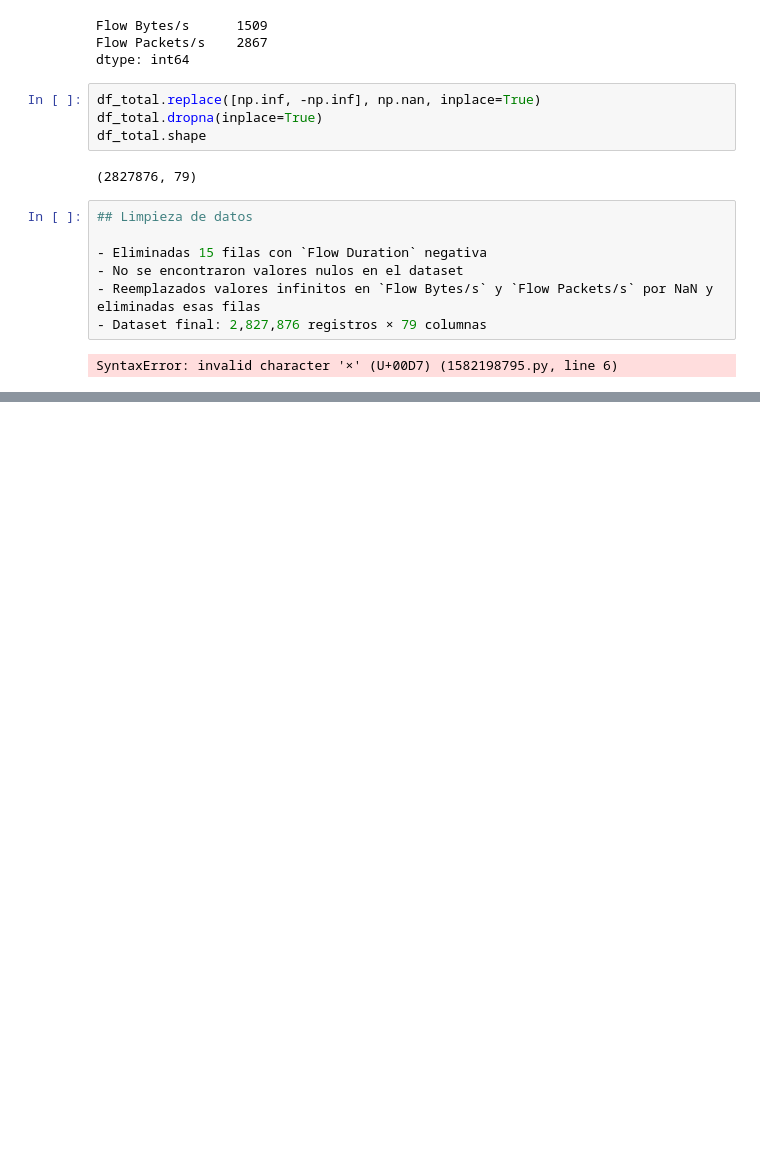
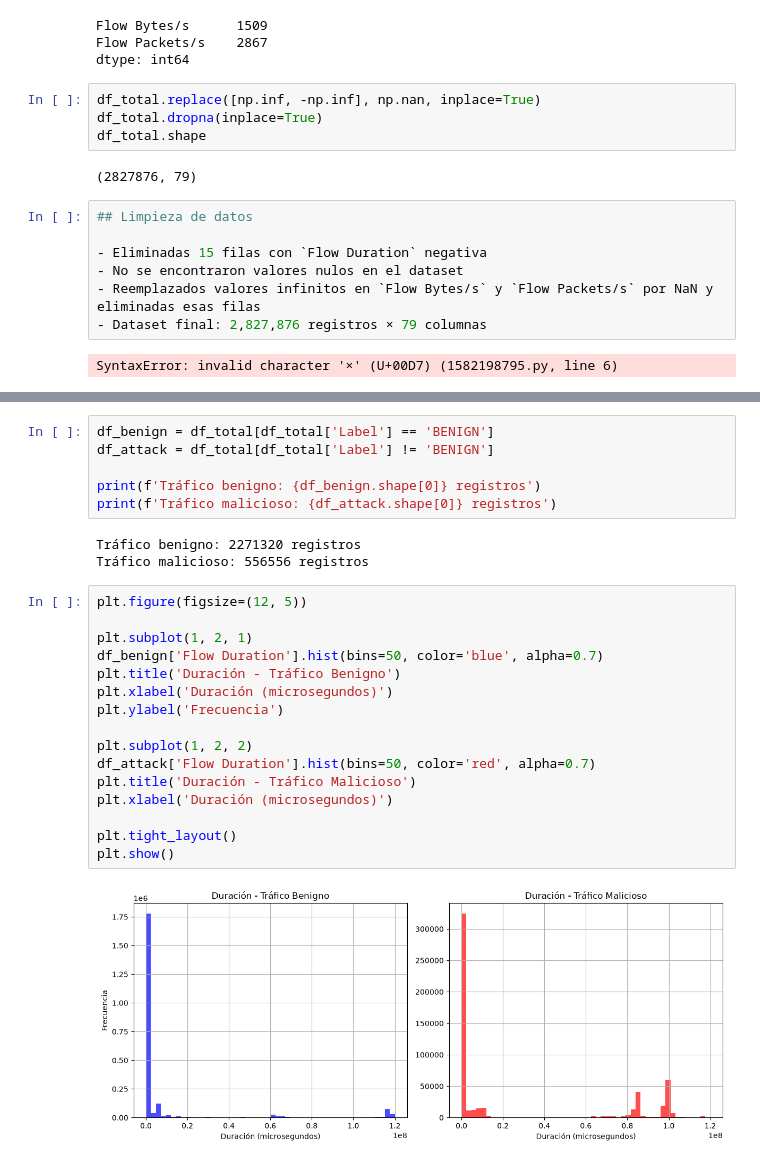
Before and after one commit to walseb-hash/ids-ml, a Jupyter notebook: notebooks/01_eda.ipynb, the cells around one changed output, grey strips where cells are left out. Cells and saved outputs as stored; diff of their text form; blank space fills up the shorter version.

Commit message:
EDA: analisis comparativo benigno vs malicioso

```diff
--- a/notebooks/01_eda.ipynb
+++ b/notebooks/01_eda.ipynb
@@ -181,0 +189,27 @@ SyntaxError: invalid character '×' (U+00D7) (1582198795.py, line 6)
+# %%
+df_benign = df_total[df_total['Label'] == 'BENIGN']
+df_attack = df_total[df_total['Label'] != 'BENIGN']
+
+print(f'Tráfico benigno: {df_benign.shape[0]} registros')
+print(f'Tráfico malicioso: {df_attack.shape[0]} registros')
+# %% [output]
+Tráfico benigno: 2271320 registros
+Tráfico malicioso: 556556 registros
+# %%
+plt.figure(figsize=(12, 5))
+
+plt.subplot(1, 2, 1)
+df_benign['Flow Duration'].hist(bins=50, color='blue', alpha=0.7)
+plt.title('Duración - Tráfico Benigno')
+plt.xlabel('Duración (microsegundos)')
+plt.ylabel('Frecuencia')
+
+plt.subplot(1, 2, 2)
+df_attack['Flow Duration'].hist(bins=50, color='red', alpha=0.7)
+plt.title('Duración - Tráfico Malicioso')
+plt.xlabel('Duración (microsegundos)')
+
+plt.tight_layout()
+plt.show()
+# %% [output]
+[figure, added]
```
Also changed, not shown: parts of 2 cells of this notebook.
